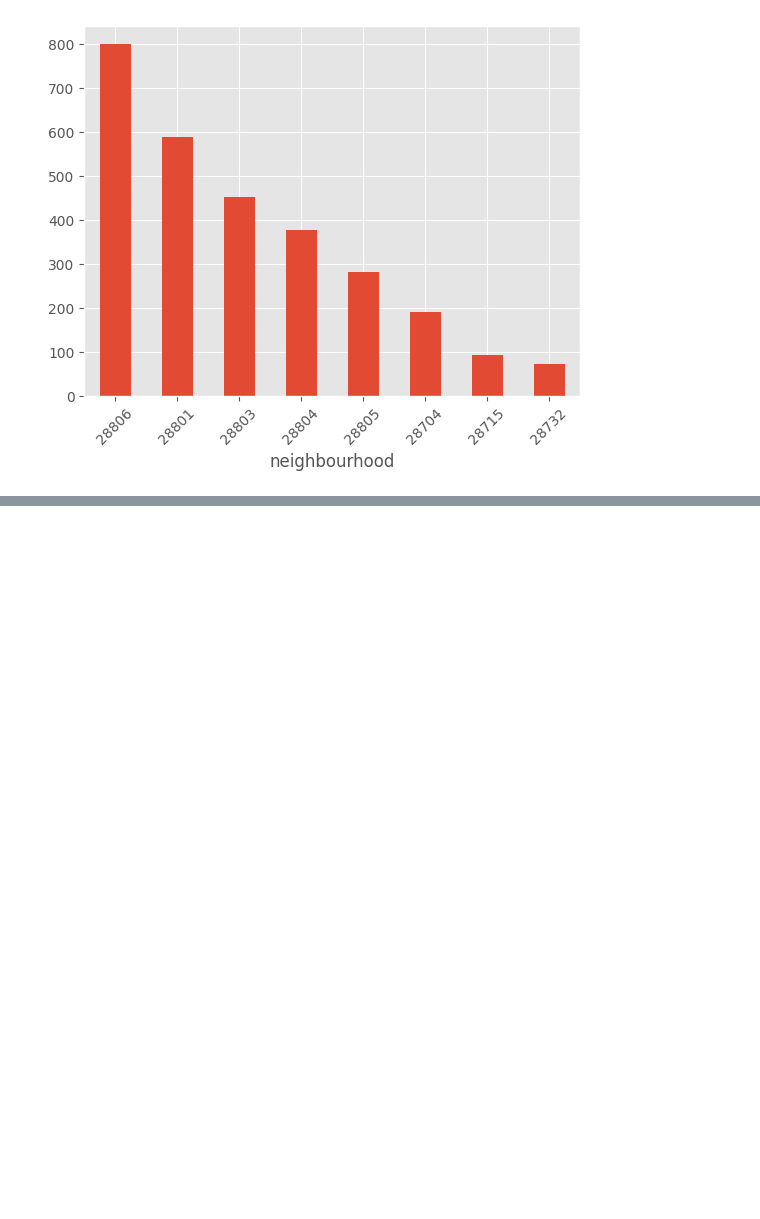
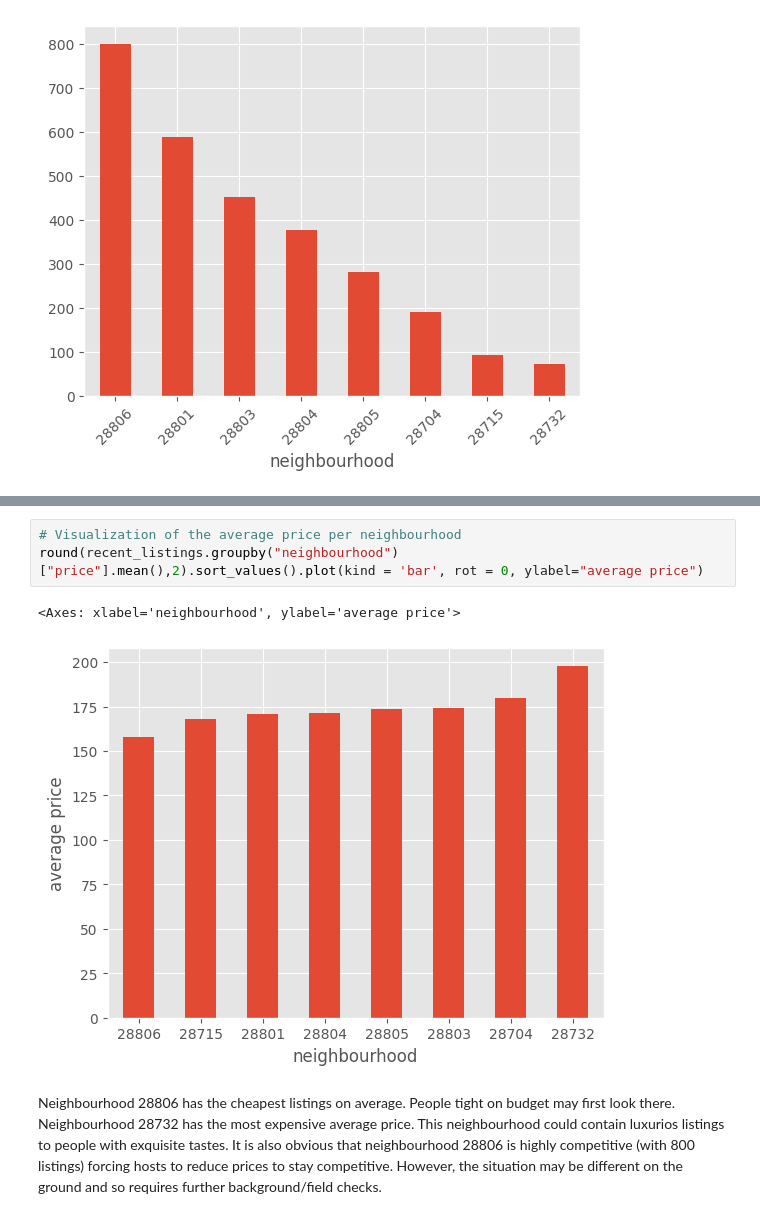
Before and after one commit to AndurilTheWise/airbnb_analysis, a Jupyter notebook: analysis.ipynb, the cells around one changed output, grey strips where cells are left out. Drawn from its saved outputs; the diff is of its cells as text; blank space fills up the shorter version.

```diff
--- a/analysis.ipynb
+++ b/analysis.ipynb
@@ -431,0 +448,8 @@ recent_listings.groupby("neighbourhood").size().sort_values(ascending=False).plo
+# %%
+# Visualization of the average price per neighbourhood
+round(recent_listings.groupby("neighbourhood")["price"].mean(),2).sort_values().plot(kind = 'bar', rot = 0, ylabel="average price")
+# %% [output]
+<Axes: xlabel='neighbourhood', ylabel='average price'>
+[figure, added]
+# %% [markdown]
+Neighbourhood 28806 has the cheapest listings on average. People tight on budget may first look there. Neighbourhood 28732 has the most expensive average price. This neighbourhood could contain luxurios listings to people with exquisite tastes. It is also obvious that neighbourhood 28806 is highly competitive (with 800 listings) forcing hosts to reduce prices to stay competitive. However, the situation may be different on the ground and so requires further background/field checks.
```
Also changed, not shown: parts of 34 cells of this notebook.
